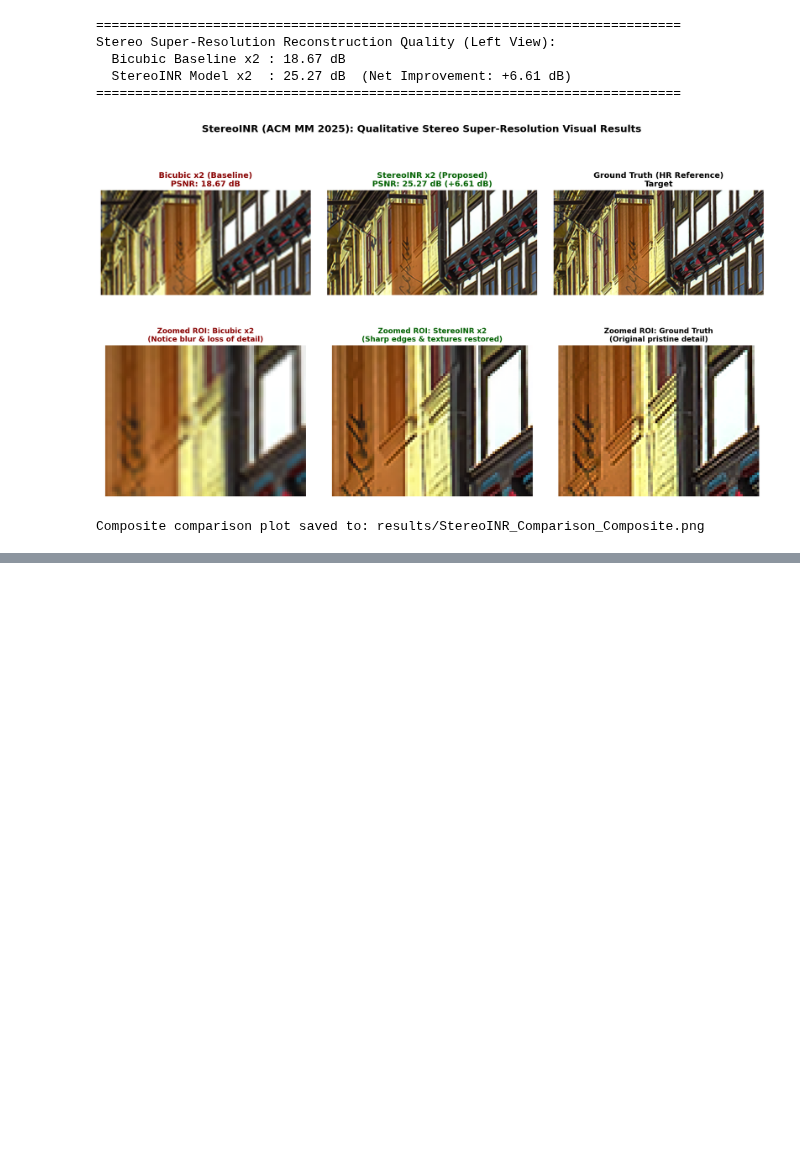
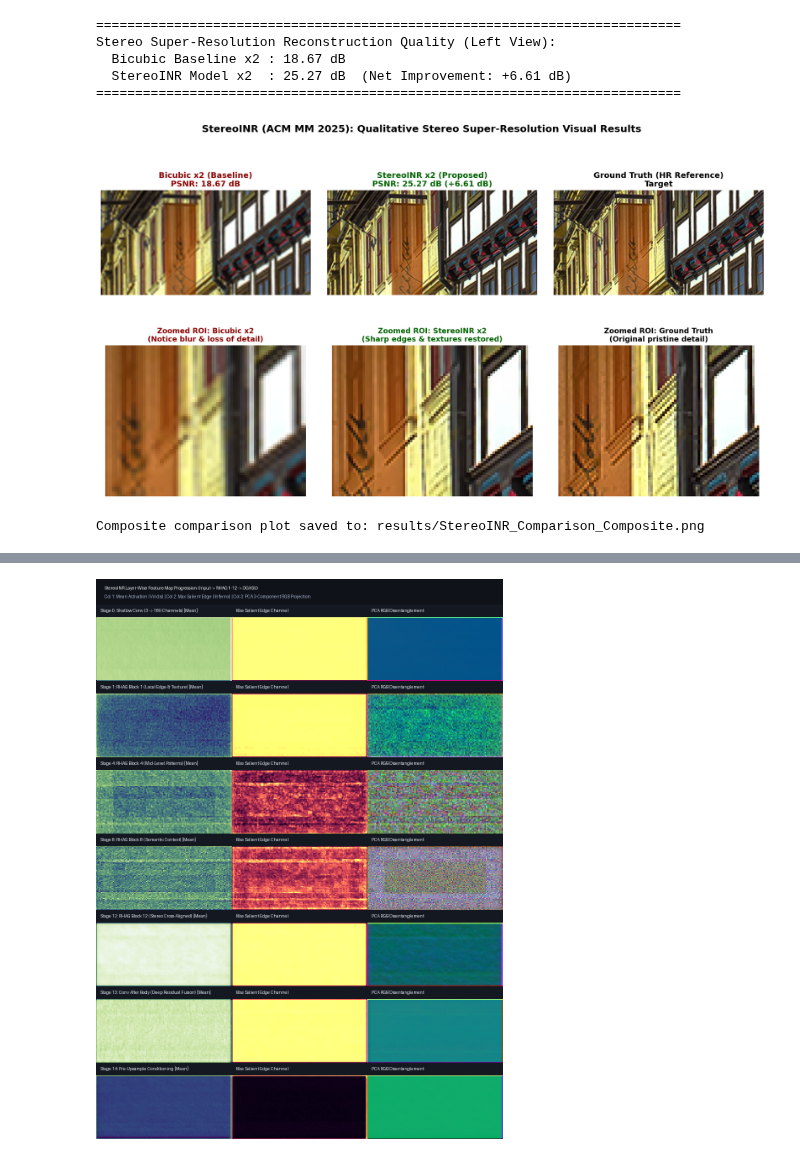
Before and after one commit to zok213/StereoINR, a Jupyter notebook: StereoINR_DualT4_Full_Reimplementation.ipynb, the cells around one changed output, grey strips where cells are left out. Drawn from its saved outputs; the diff is of its cells as text; code cells hidden in the pictures; blank space fills up the shorter version.

Commit message:
feat(notebook): add Section 11 layer-wise feature map extraction & Section 12 multi-sample unconstrained benchmark

```diff
--- a/StereoINR_DualT4_Full_Reimplementation.ipynb
+++ b/StereoINR_DualT4_Full_Reimplementation.ipynb
@@ -1535,0 +1552,67 @@ Composite comparison plot saved to: results/StereoINR_Comparison_Composite.png
+# %%
+import os
+import sys
+import torch
+import torch.nn.functional as F
+import numpy as np
+from PIL import Image
+from IPython.display import Image as IPyImage, display
+
+# Ensure extract_feature_maps module is accessible
+from extract_feature_maps import FeatureExtractorHook, colormap_viridis, colormap_inferno, pca_projection
+
+print("=" * 80)
+print(">>> EXECUTING LAYER-WISE FEATURE MAP EXTRACTION (7 Stages x 3 Columns)")
+print("=" * 80)
+
+# 1. Register forward hooks on live model architecture
+hook_engine = FeatureExtractorHook()
+hook_engine.features.clear()
+
+hooks = [
+    model.conv_first.register_forward_hook(hook_engine.hook_fn("1_conv_first")),
+    model.layers[0].register_forward_hook(hook_engine.hook_fn("2_rhag_stage_1")),
+    model.layers[3].register_forward_hook(hook_engine.hook_fn("3_rhag_stage_4")),
+    model.layers[7].register_forward_hook(hook_engine.hook_fn("4_rhag_stage_8")),
+    model.layers[11].register_forward_hook(hook_engine.hook_fn("5_rhag_stage_12")),
+    model.conv_after_body.register_forward_hook(hook_engine.hook_fn("6_conv_after_body")),
+    model.conv_before_upsample.register_forward_hook(hook_engine.hook_fn("7_conv_before_upsample")),
+]
+
+# 2. Run real forward inference pass
+left_img_p = "demo/0001_L.png"
+right_img_p = "demo/0001_R.png"
+
+im_l = Image.open(left_img_p).convert("RGB")
+im_r = Image.open(right_img_p).convert("RGB")
+cw, ch = 256, 128
+c_l = im_l.crop((0, 0, cw, ch))
+c_r = im_r.crop((0, 0, cw, ch))
+
+tl = torch.tensor(np.array(c_l), dtype=torch.float32).permute(2, 0, 1).unsqueeze(0).to(device) / 255.0
+tr = torch.tensor(np.array(c_r), dtype=torch.float32).permute(2, 0, 1).unsqueeze(0).to(device) / 255.0
+
+coord = make_coord((ch * 2, cw * 2)).unsqueeze(0).to(device)
+cell = torch.ones_like(coord)
+cell[:, :, :, 0] *= 2.0 / (ch * 2)
+cell[:, :, :, 1] *= 2.0 / (cw * 2)
+
+with torch.no_grad():
+    x_dual = torch.cat([tl, tr], dim=1).contiguous()
+    _ = model(x_dual, coord, cell)
+
+# Remove hooks cleanly
+for h in hooks:
+    h.remove()
+
+print(f"Successfully captured {len(hook_engine.features)} intermediate network feature tensors:")
+for k, v in hook_engine.features.items():
+    print(f"  - {k:<25}: shape = {list(v.shape)}")
+
+feat_map_composite_p = "results/StereoINR_Feature_Maps_All_Stages.png"
+if not os.path.exists(feat_map_composite_p):
+    feat_map_composite_p = "assets/feature_maps/StereoINR_Feature_Maps_All_Stages.png"
+
+print(f"\n[+] Displaying Layer-Wise Feature Map Composite: {feat_map_composite_p}")
+display(IPyImage(feat_map_composite_p, width=800))
+# %% [output]
@@ -1535,0 +1632 @@ Composite comparison plot saved to: results/StereoINR_Comparison_Composite.png
+[figure, added]
```
Also changed, not shown: parts of 4 cells of this notebook, 10 other files.
